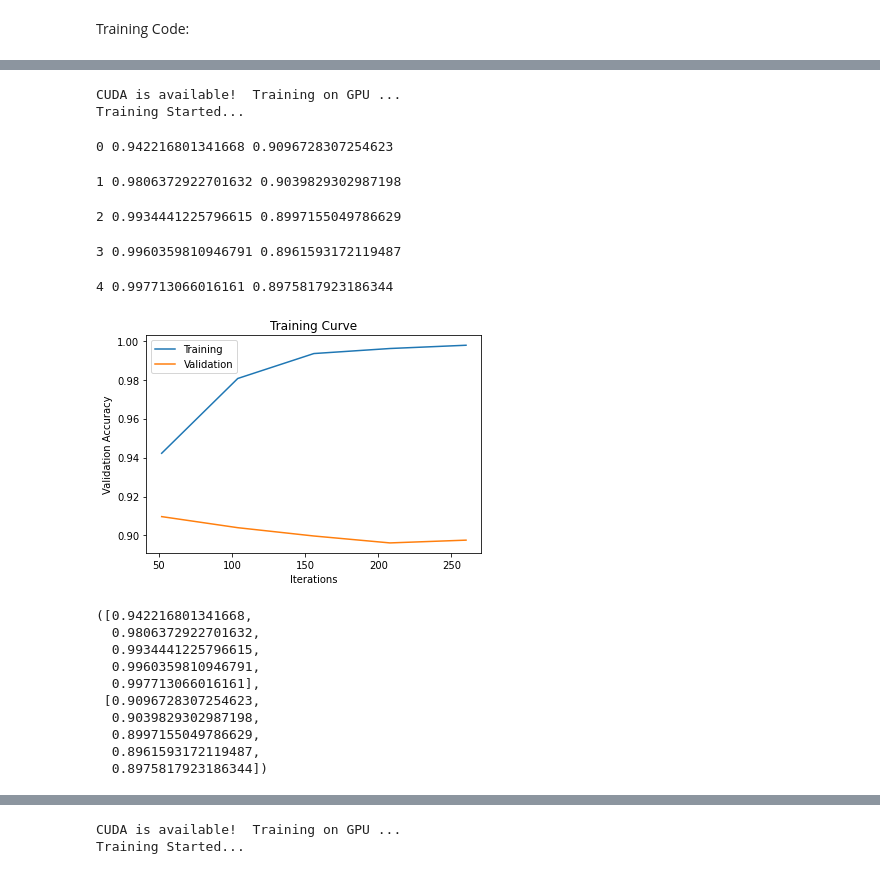
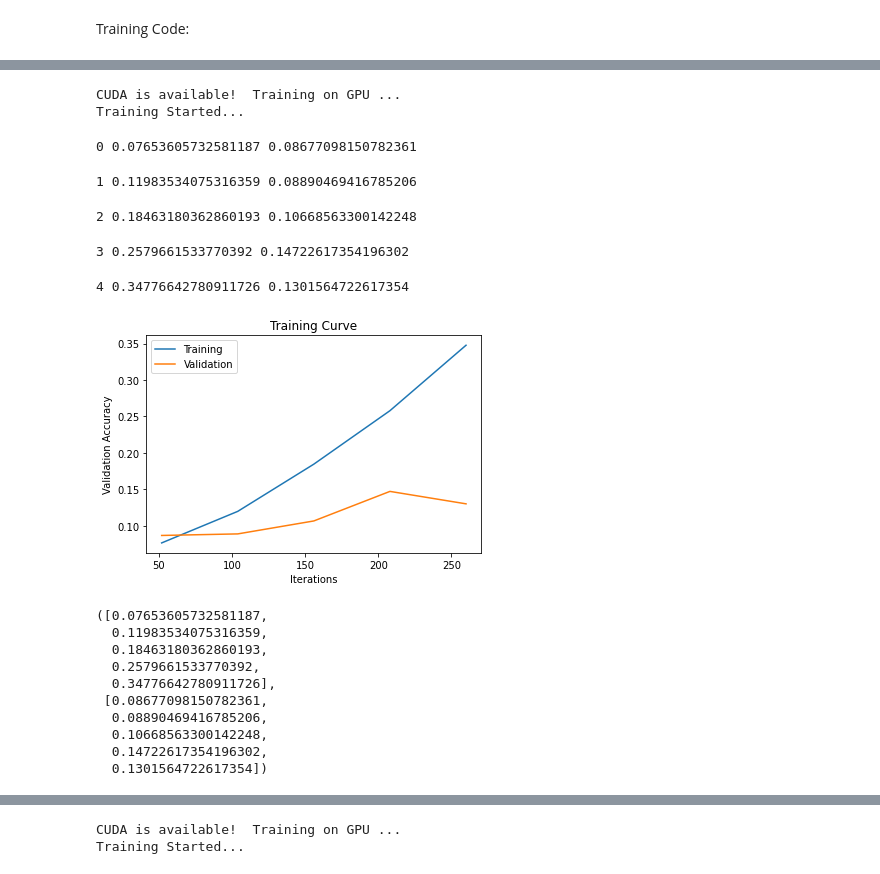
Before and after one commit to husseing/A.I-JORDAN, a Jupyter notebook: Group_44_AIR_Jordan.ipynb, the cells around one changed output, grey strips where cells are left out. Drawn from its saved outputs; the diff is of its cells as text; code cells hidden in the pictures.

```diff
--- a/Group_44_AIR_Jordan.ipynb
+++ b/Group_44_AIR_Jordan.ipynb
@@ -486,34 +498,36 @@ Training Started...
 # %%
+#BATCH SIZE 128, Learning rate 1e-3
 use_cuda = True
-
+Michael= CNNClassifier()
 ALNC = alexNet.features
 
 if use_cuda and torch.cuda.is_available():
   ALNC.cuda()
   Michael.cuda()
   print('CUDA is available!  Training on GPU ...')
 else:
   print('CUDA is not available.  Training on CPU ...')
 
 #proper model
+
 train(Michael, train_loader128, val_loader128, num_epochs=5, learn_rate=0.001)
 # %% [output]
 CUDA is available!  Training on GPU ...
 Training Started...
-0 0.942216801341668 0.9096728307254623
+0 0.07653605732581187 0.08677098150782361
-1 0.9806372922701632 0.9039829302987198
+1 0.11983534075316359 0.08890469416785206
-2 0.9934441225796615 0.8997155049786629
+2 0.18463180362860193 0.10668563300142248
-3 0.9960359810946791 0.8961593172119487
+3 0.2579661533770392 0.14722617354196302
-4 0.997713066016161 0.8975817923186344
+4 0.34776642780911726 0.1301564722617354
-[figure, old version]
+[figure, new version]
-([0.942216801341668,
-  0.9806372922701632,
-  0.9934441225796615,
-  0.9960359810946791,
-  0.997713066016161],
- [0.9096728307254623,
-  0.9039829302987198,
-  0.8997155049786629,
-  0.8961593172119487,
-  0.8975817923186344])
+([0.07653605732581187,
+  0.11983534075316359,
+  0.18463180362860193,
+  0.2579661533770392,
+  0.34776642780911726],
+ [0.08677098150782361,
+  0.08890469416785206,
+  0.10668563300142248,
+  0.14722617354196302,
+  0.1301564722617354])
 # %%
```
Also changed, not shown: parts of 25 cells of this notebook.
